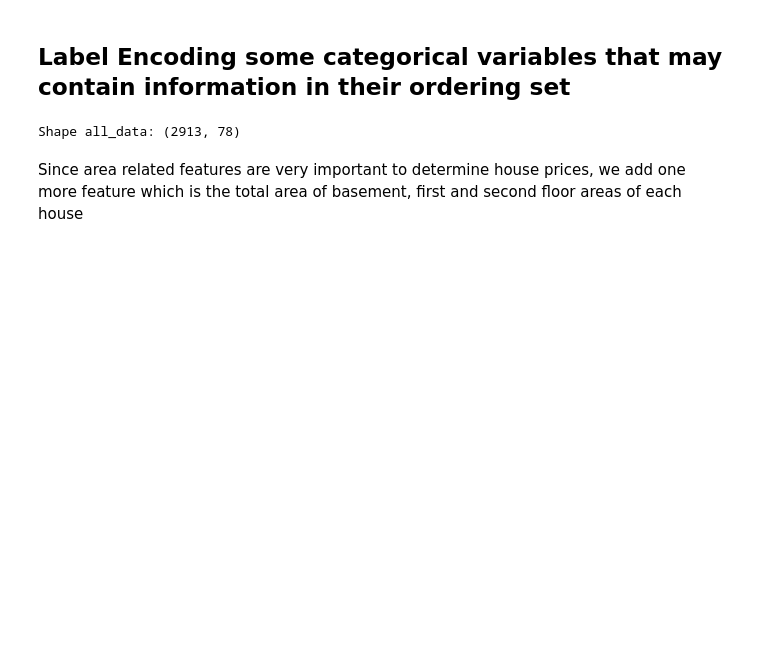
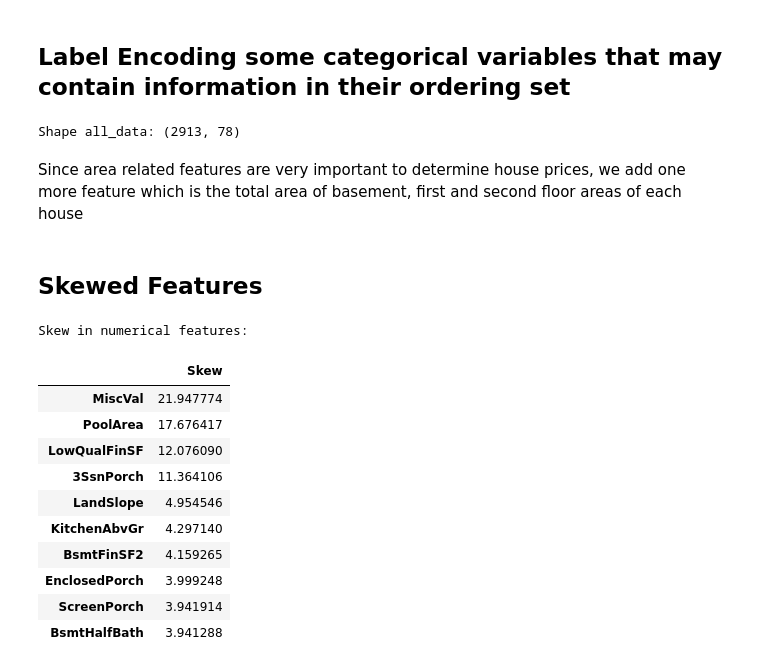
Before and after one commit to Ghanashri-m/255_Team_02, a Jupyter notebook: code/app/Housing_Saleprice_Analysis_Ghanashri.ipynb, the cells around one changed output. Cells and saved outputs as stored; diff of their text form; code cells hidden in the pictures; blank space fills up the shorter version.

Commit message:
Skewed Features

```diff
--- a/code/app/Housing_Saleprice_Analysis_Ghanashri.ipynb
+++ b/code/app/Housing_Saleprice_Analysis_Ghanashri.ipynb
@@ -495,3 +495,26 @@ Since area related features are very important to determine house prices, we add
 # %%
 # Adding total sqfootage feature
 Complete_Test_and_Train_Data['TotalSF'] = Complete_Test_and_Train_Data['TotalBsmtSF'] + Complete_Test_and_Train_Data['1stFlrSF'] + Complete_Test_and_Train_Data['2ndFlrSF']
+# %% [markdown]
+## Skewed Features
+# %%
+numeric_feats = Complete_Test_and_Train_Data.dtypes[Complete_Test_and_Train_Data.dtypes != "object"].index
+
+# Checking the skew of all numerical features
+skewed_feats = Complete_Test_and_Train_Data[numeric_feats].apply(lambda x: skew(x.dropna())).sort_values(ascending=False)
+print("\nSkew in numerical features: \n")
+skewness = pd.DataFrame({'Skew' :skewed_feats})
+skewness.head(10)
+# %% [output]
+Skew in numerical features:
+|  | Skew |
+| MiscVal | 21.947774 |
+| PoolArea | 17.676417 |
+| LowQualFinSF | 12.076090 |
+| 3SsnPorch | 11.364106 |
+| LandSlope | 4.954546 |
+| KitchenAbvGr | 4.297140 |
+| BsmtFinSF2 | 4.159265 |
+| EnclosedPorch | 3.999248 |
+| ScreenPorch | 3.941914 |
+| BsmtHalfBath | 3.941288 |
```
